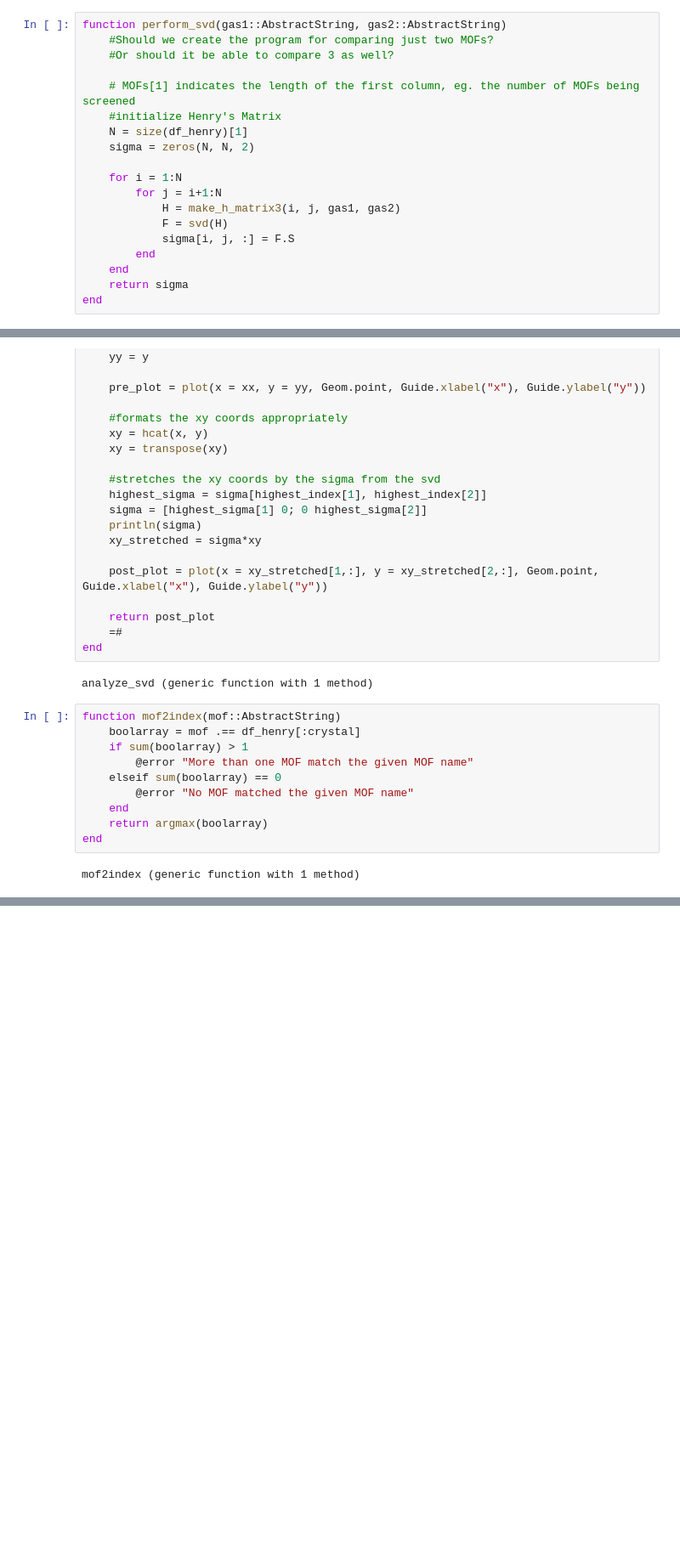
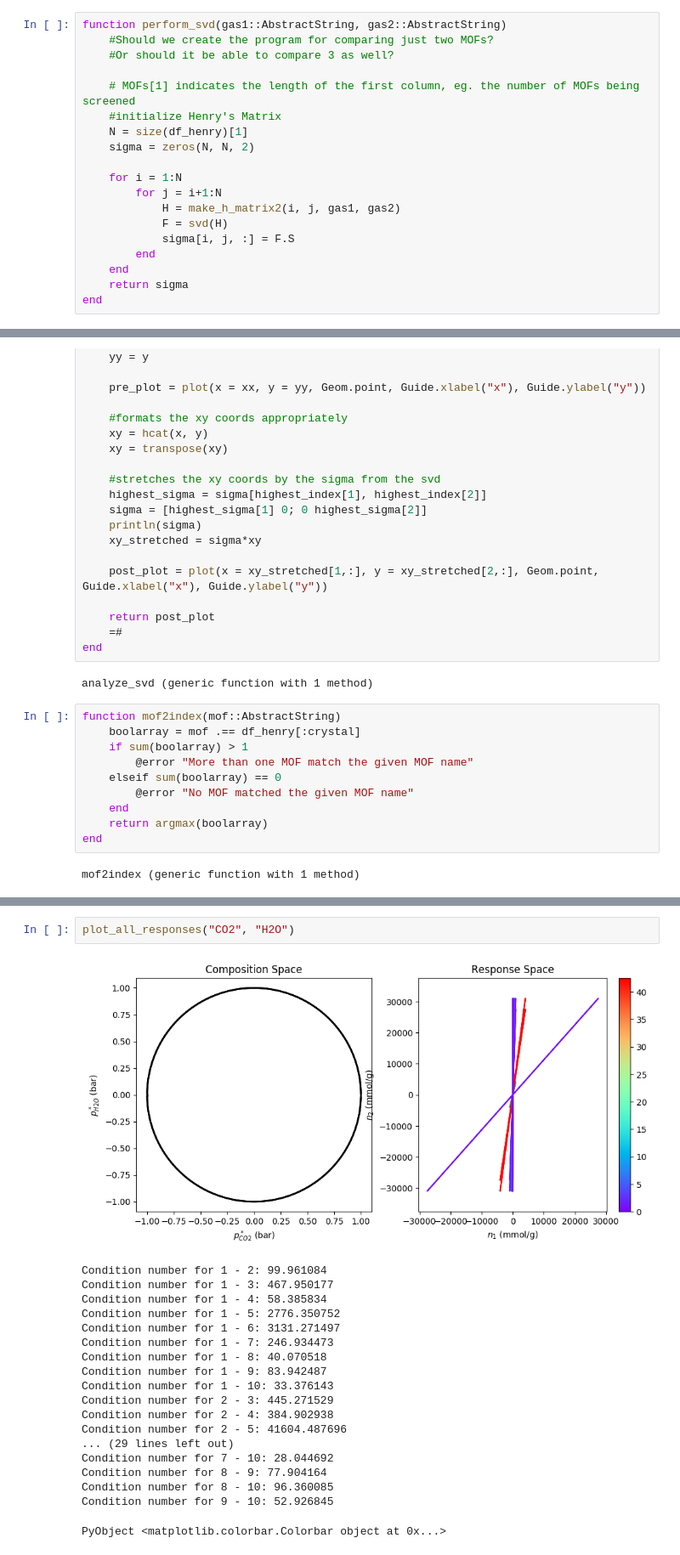
Before and after one commit to SimonEnsemble/sensor_arrays, a Jupyter notebook: src/Sensor_notebook.ipynb, the cells around one changed output, grey strips where cells are left out. Shown at 85% size. Cells and saved outputs as stored; diff of their text form; blank space fills up the shorter version.

```diff
--- a/src/Sensor_notebook.ipynb
+++ b/src/Sensor_notebook.ipynb
@@ -75,7 +78,7 @@ function perform_svd(gas1::AbstractString, gas2::AbstractString)
 
     for i = 1:N
         for j = i+1:N
-            H = make_h_matrix3(i, j, gas1, gas2)
+            H = make_h_matrix2(i, j, gas1, gas2)
             F = svd(H)
             sigma[i, j, :] = F.S
         end
@@ -229,0 +390,22 @@ mof2index (generic function with 1 method)
+# %%
+plot_all_responses("CO2", "H2O")
+# %% [output]
+[figure, added]
+Condition number for 1 - 2: 99.961084
+Condition number for 1 - 3: 467.950177
+Condition number for 1 - 4: 58.385834
+Condition number for 1 - 5: 2776.350752
+Condition number for 1 - 6: 3131.271497
+Condition number for 1 - 7: 246.934473
+Condition number for 1 - 8: 40.070518
+Condition number for 1 - 9: 83.942487
+Condition number for 1 - 10: 33.376143
+Condition number for 2 - 3: 445.271529
+Condition number for 2 - 4: 384.902938
+Condition number for 2 - 5: 41604.487696
+... (29 lines left out)
+Condition number for 7 - 10: 28.044692
+Condition number for 8 - 9: 77.904164
+Condition number for 8 - 10: 96.360085
+Condition number for 9 - 10: 52.926845
+PyObject <matplotlib.colorbar.Colorbar object at 0x...>
```
Also changed, not shown: parts of 18 cells of this notebook, 1 other file.
